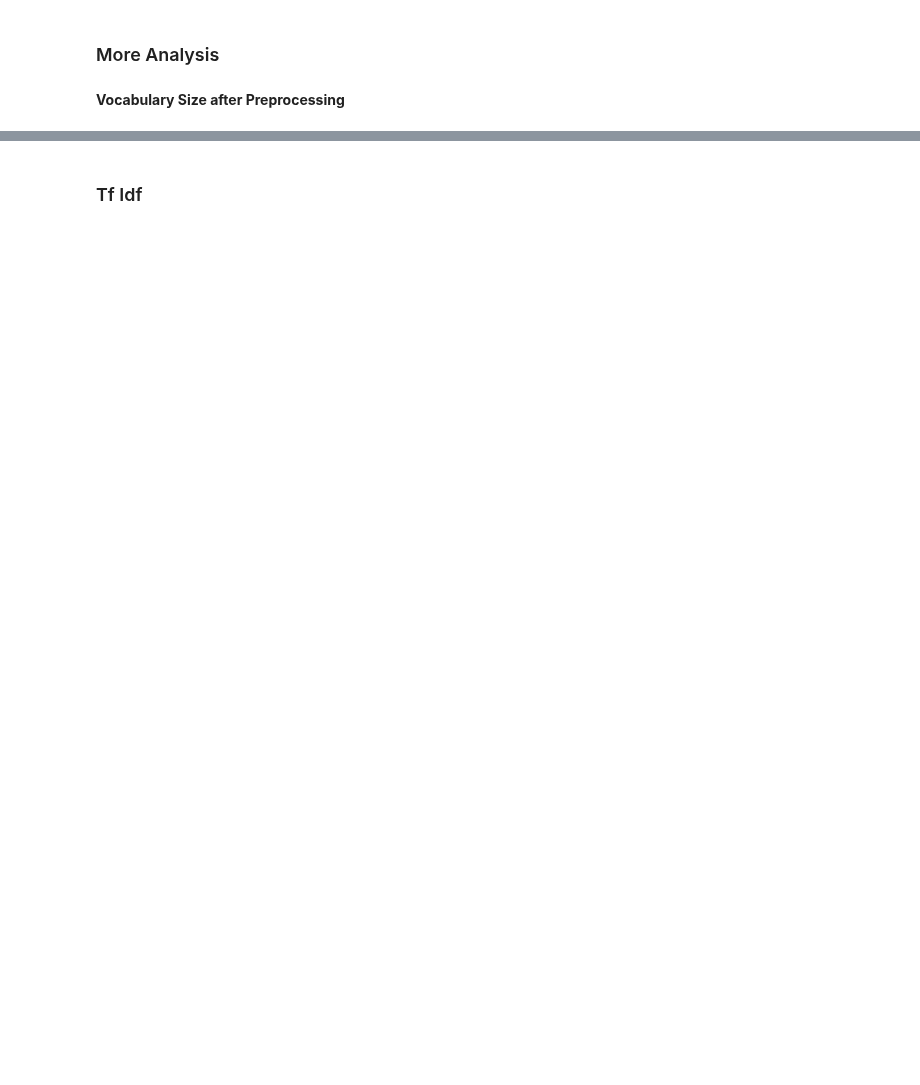
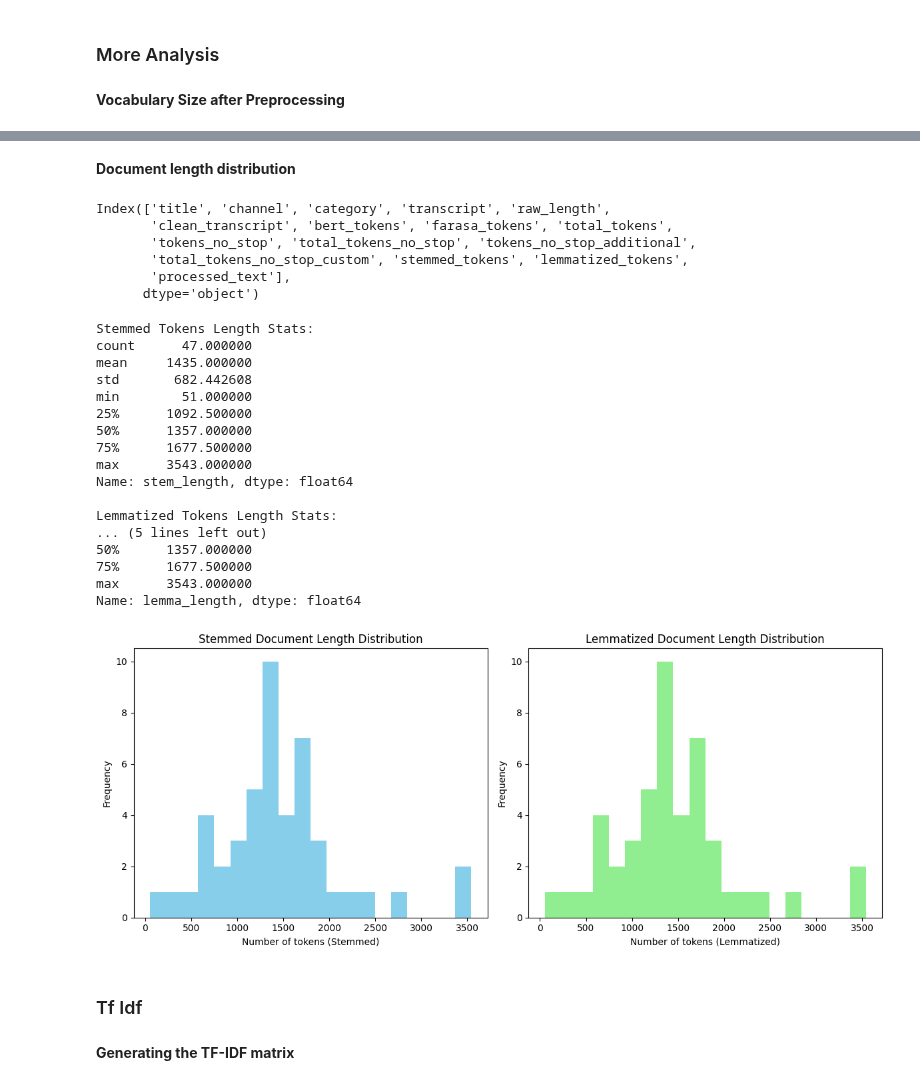
Before and after one commit to ahmedlabib02/Nlp-project, a Jupyter notebook: Nlp_project.ipynb, the cells around one changed output, grey strips where cells are left out. Cells and saved outputs as stored; diff of their text form; code cells hidden in the pictures; blank space fills up the shorter version.

```diff
--- a/Nlp_project.ipynb
+++ b/Nlp_project.ipynb
@@ -426,0 +429,7 @@ egyptian_stopwords = {
+# %%
+egyptian_stopwords = {"بلاش",  "ايه",  "يعني",  "أوي",  "اللي","ان","ده" , "مش","دي","بقى", "كده","مالوش","بس","ال", "ان", "عل", "كد", "نا", "بتاع"
+}
+common_words = common_words + list(egyptian_stopwords)
+df['tokens_no_stop_additional'] = df['tokens_no_stop'].apply(lambda tokens: remove_stopwords(tokens, set(common_words)))
+df['total_tokens_no_stop_custom'] = df['tokens_no_stop_additional'].apply(len)
+df[['total_tokens','total_tokens_no_stop', 'total_tokens_no_stop_custom']].head()
@@ -430,6 +446,6 @@ egyptian_stopwords = {
 **Stemming**
 # %%
 stemmer = ISRIStemmer()
-df['stemmed_tokens'] = df['tokens_no_stop'].apply(lambda tokens: [stemmer.stem(token) for token in tokens])
-df['tokens_no_stop'].head()
+df['stemmed_tokens'] = df['tokens_no_stop_additional'].apply(lambda tokens: [stemmer.stem(token) for token in tokens])
+df['stemmed_tokens'][0]
 # %% [output]
@@ -455,5 +482,5 @@ def lemmatize_tokens(tokens):
     """
     return [get_lemma(token) for token in tokens]
 
-df['lemmatized_tokens'] = df['tokens_no_stop'].apply(lemmatize_tokens)
-print(df[['title', 'lemmatized_tokens']].head())
+df['lemmatized_tokens'] = df['tokens_no_stop_additional'].apply(lemmatize_tokens)
+# print(df[['title', 'lemmatized_tokens']].head())
@@ -490,3 +530,62 @@ Top 10 most frequent lemmas: [('اللي', 3253), ('ده', 2993), ('ان', 2699)
+# %% [markdown]
+**Document length distribution**
+# %%
+df.c
+# %% [output]
+Index(['title', 'channel', 'category', 'transcript', 'raw_length',
+       'clean_transcript', 'bert_tokens', 'farasa_tokens', 'total_tokens',
+       'tokens_no_stop', 'total_tokens_no_stop', 'tokens_no_stop_additional',
+       'total_tokens_no_stop_custom', 'stemmed_tokens', 'lemmatized_tokens',
+       'processed_text'],
+      dtype='object')
+# %%
+df['stem_length'] = df['stemmed_tokens'].apply(len)
+df['lemma_length'] = df['lemmatized_tokens'].apply(len)
+
+
+print("Stemmed Tokens Length Stats:")
+print(df['stem_length'].describe())
+print("\nLemmatized Tokens Length Stats:")
+print(df['lemma_length'].describe())
+
+
+plt.figure(figsize=(12, 5))
+
+plt.subplot(1, 2, 1)
+plt.hist(df['stem_length'], bins=20, color='skyblue')
+plt.xlabel("Number of tokens (Stemmed)")
+plt.ylabel("Frequency")
+plt.title("Stemmed Document Length Distribution")
+
+plt.subplot(1, 2, 2)
+plt.hist(df['lemma_length'], bins=20, color='lightgreen')
+plt.xlabel("Number of tokens (Lemmatized)")
+plt.ylabel("Frequency")
+plt.title("Lemmatized Document Length Distribution")
+
+plt.tight_layout()
+plt.show()
+# %% [output]
+Stemmed Tokens Length Stats:
+count      47.000000
+mean     1435.000000
+std       682.442608
+min        51.000000
+25%      1092.500000
+50%      1357.000000
+75%      1677.500000
+max      3543.000000
+Name: stem_length, dtype: float64
+
+Lemmatized Tokens Length Stats:
+... (5 lines left out)
+50%      1357.000000
+75%      1677.500000
+max      3543.000000
+Name: lemma_length, dtype: float64
+[figure, added]
 # %% [markdown]
 ### Tf Idf
+# %% [markdown]
+**Generating the TF-IDF matrix**
 # %%
```
Also changed, not shown: parts of 22 cells of this notebook, 1 other file.
